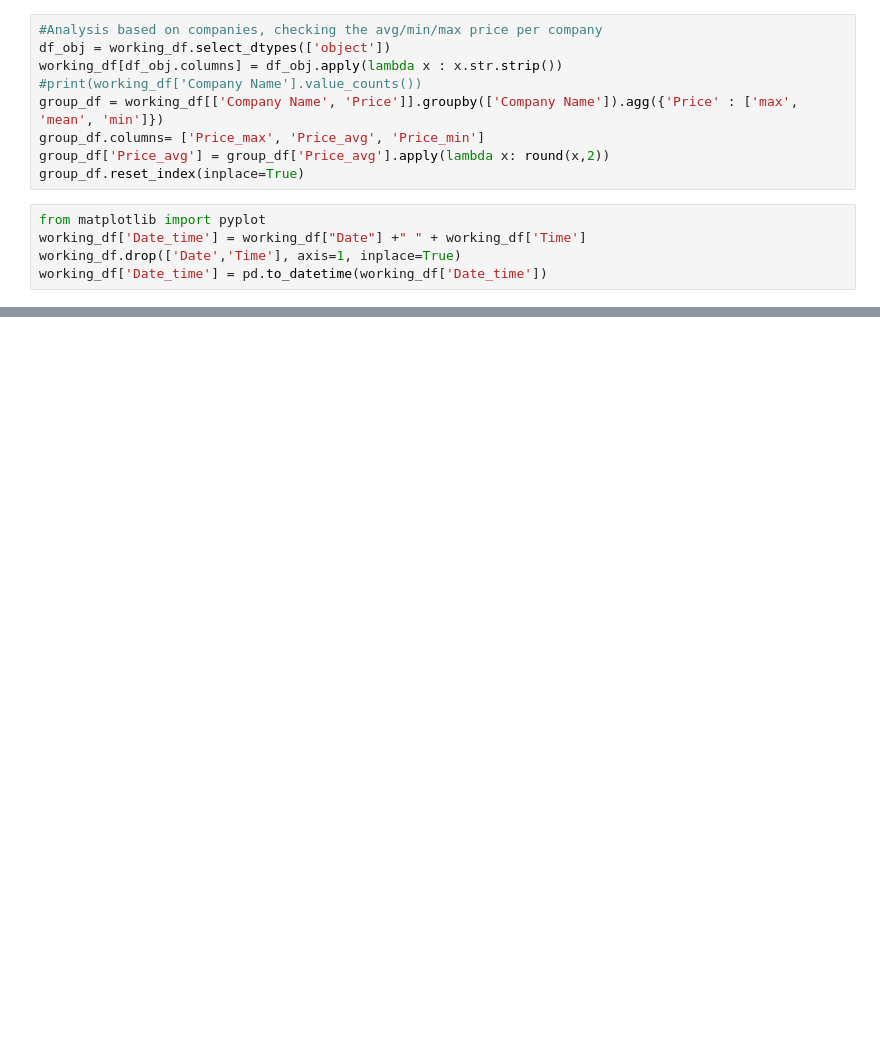
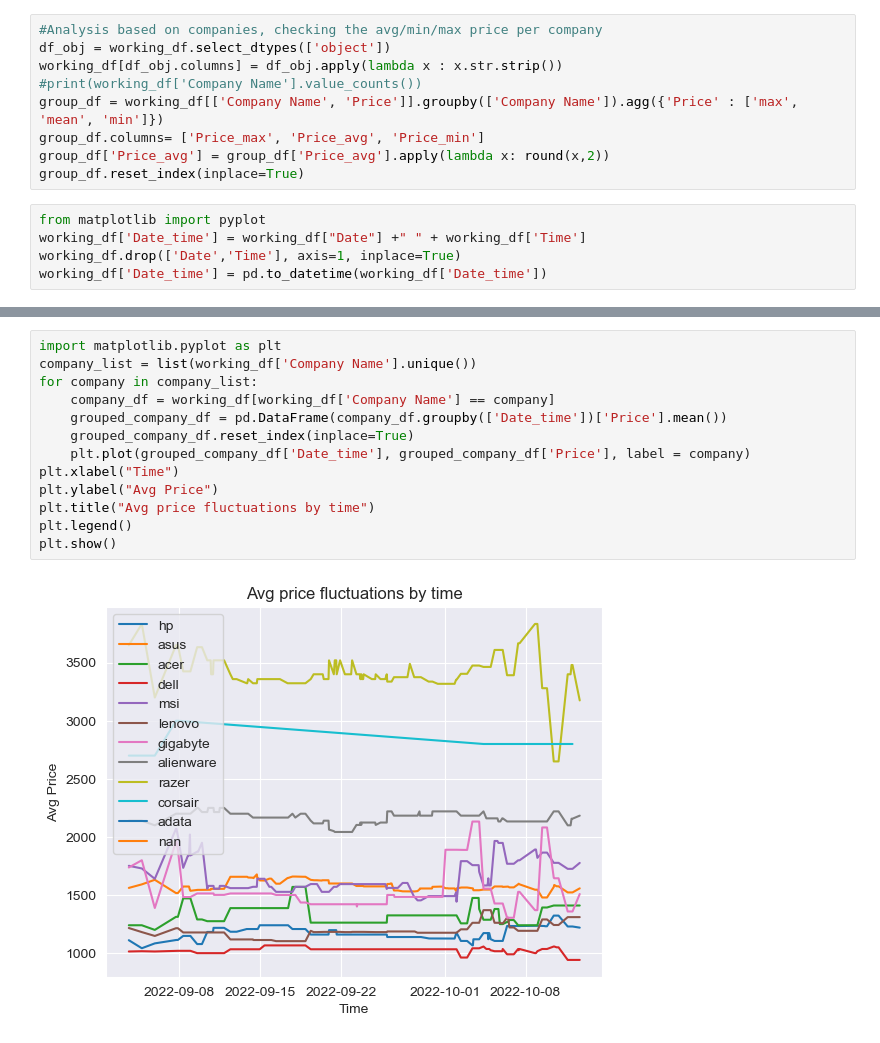
Before and after one commit to Praetor07/SpyPrice, a Jupyter notebook: SpyPrice_analysis.ipynb, the cells around one changed output, grey strips where cells are left out. Saved outputs shown, nothing was run; the diff lists cells and outputs as text; blank space fills up the shorter version.

Commit message:
Adding lineplot for avg price fluctuation

```diff
--- a/SpyPrice_analysis.ipynb
+++ b/SpyPrice_analysis.ipynb
@@ -61,0 +62,15 @@ pyplot.show()
+# %%
+import matplotlib.pyplot as plt
+company_list = list(working_df['Company Name'].unique())
+for company in company_list:
+    company_df = working_df[working_df['Company Name'] == company]
+    grouped_company_df = pd.DataFrame(company_df.groupby(['Date_time'])['Price'].mean())
+    grouped_company_df.reset_index(inplace=True)
+    plt.plot(grouped_company_df['Date_time'], grouped_company_df['Price'], label = company)
+plt.xlabel("Time")
+plt.ylabel("Avg Price")
+plt.title("Avg price fluctuations by time")
+plt.legend()
+plt.show()
+# %% [output]
+[figure, added]
```
Also changed, not shown: parts of 2 cells of this notebook, 1 other file.
